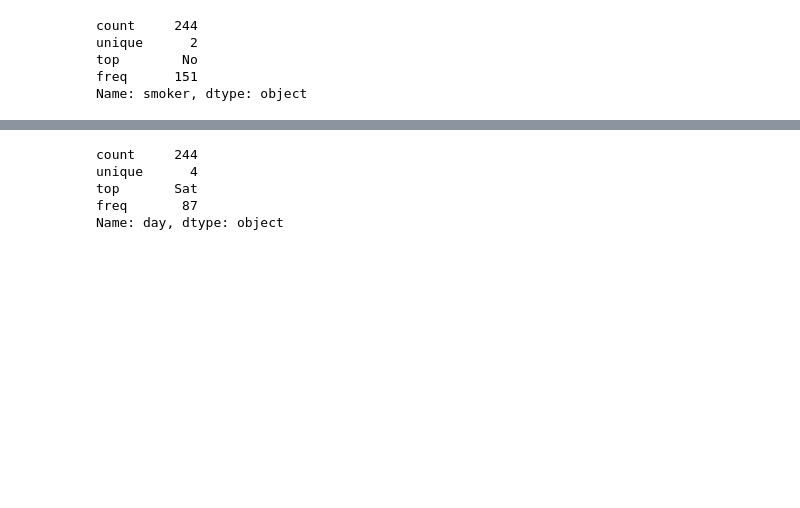
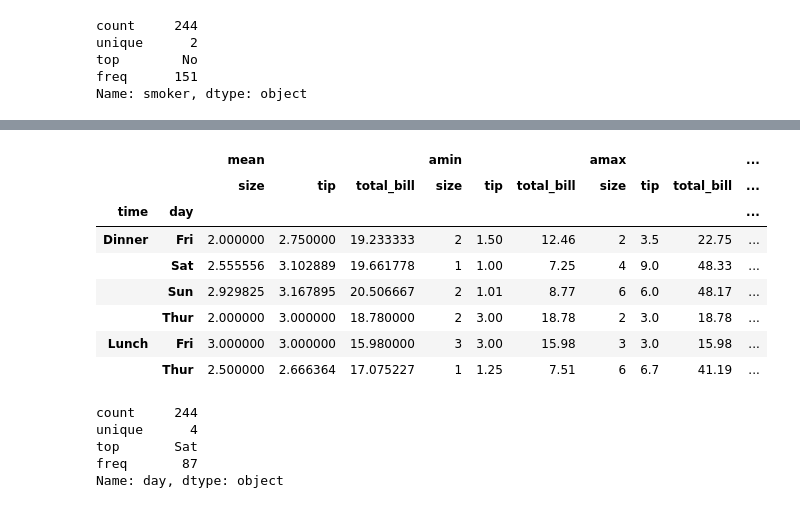
Before and after one commit to Crkonova76/Fundamentals-of-Data-Analysis_Assessment-2019, a Jupyter notebook: Tips_dataset.ipynb, the cells around one changed output, grey strips where cells are left out. Cells and saved outputs as stored; diff of their text form; code cells hidden in the pictures; blank space fills up the shorter version.

```diff
--- a/Tips_dataset.ipynb
+++ b/Tips_dataset.ipynb
@@ -94,3 +151,15 @@ Name: smoker, dtype: object
+# %%
+pd.pivot_table(nosmok,index=["time","day"],values=["tip","total_bill","size"], aggfunc=[np.mean, np.min,np.max,len])
+# %% [output]
+|  |  | mean |  |  | amin |  |  | amax |  |  | ... |
+|  |  | size | tip | total_bill | size | tip | total_bill | size | tip | total_bill | ... |
+| time | day |  |  |  |  |  |  |  |  |  | ... |
+| Dinner | Fri | 2.000000 | 2.750000 | 19.233333 | 2 | 1.50 | 12.46 | 2 | 3.5 | 22.75 | ... |
+|  | Sat | 2.555556 | 3.102889 | 19.661778 | 1 | 1.00 | 7.25 | 4 | 9.0 | 48.33 | ... |
+|  | Sun | 2.929825 | 3.167895 | 20.506667 | 2 | 1.01 | 8.77 | 6 | 6.0 | 48.17 | ... |
+|  | Thur | 2.000000 | 3.000000 | 18.780000 | 2 | 3.00 | 18.78 | 2 | 3.0 | 18.78 | ... |
+| Lunch | Fri | 3.000000 | 3.000000 | 15.980000 | 3 | 3.00 | 15.98 | 3 | 3.0 | 15.98 | ... |
+|  | Thur | 2.500000 | 2.666364 | 17.075227 | 1 | 1.25 | 7.51 | 6 | 6.7 | 41.19 | ... |
 # %%
 df["day"].describe()
 # %% [output]
```
Also changed, not shown: parts of 7 cells of this notebook.
